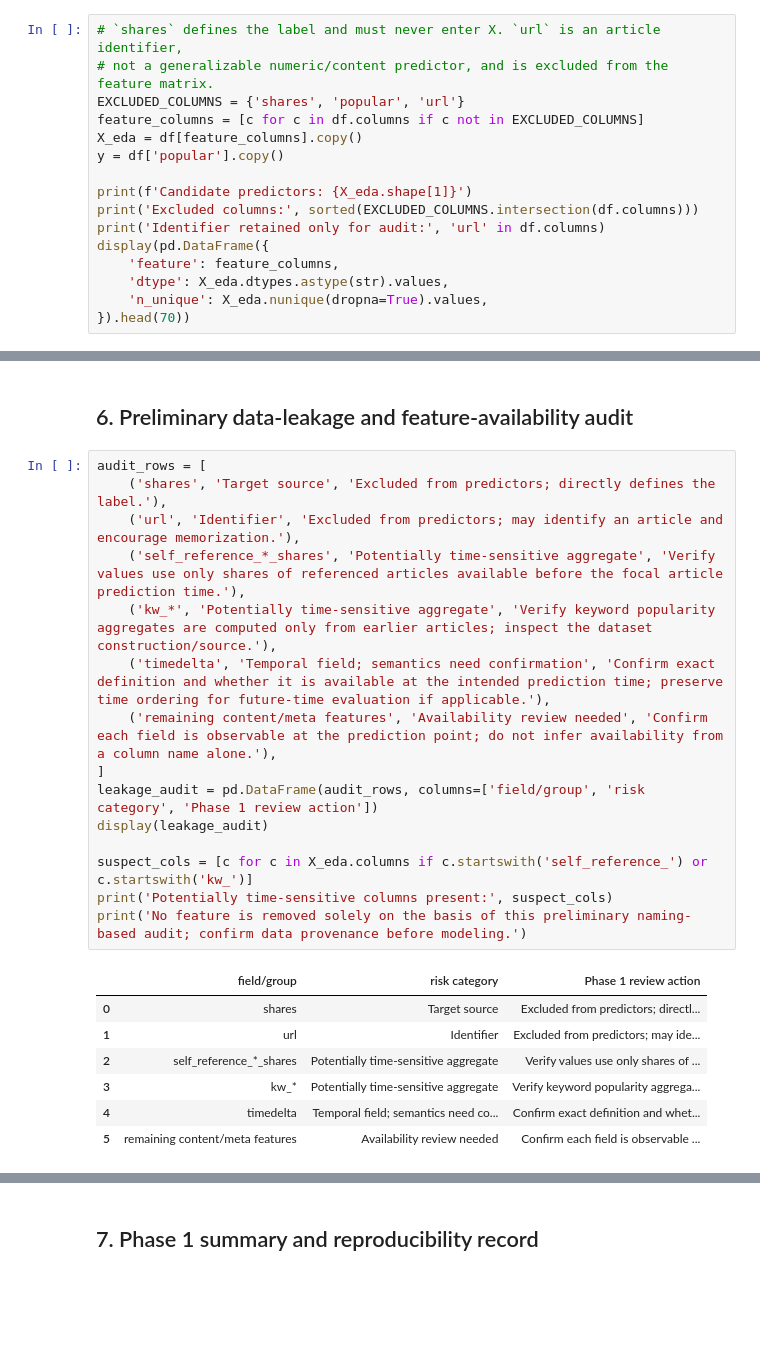
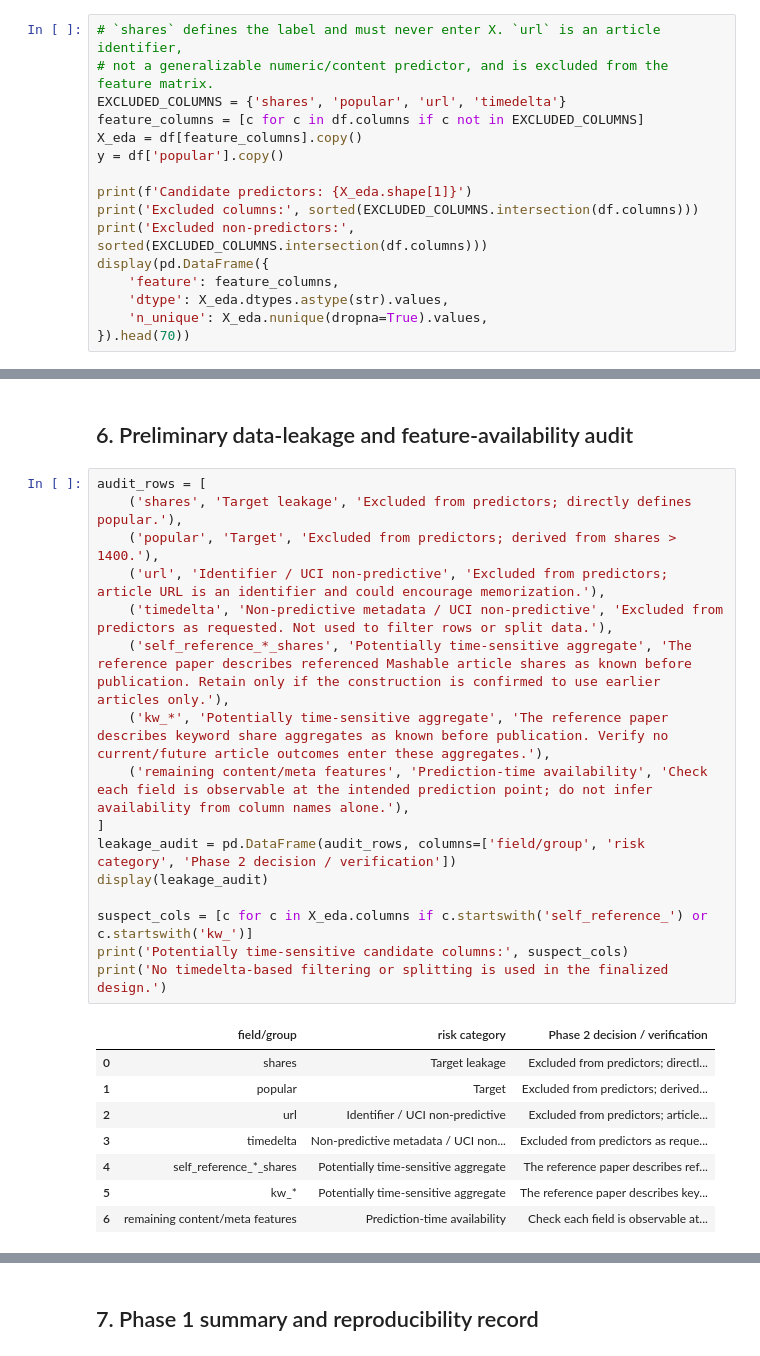
Before and after one commit to yiluo87/DSA5101_proejct_Online-news-popularity-prediction-based-on-PCA-and-Decision-tree, a Jupyter notebook: analysis.ipynb, the cells around one changed output, grey strips where cells are left out. Cells and saved outputs as stored; diff of their text form; blank space fills up the shorter version.

Commit message:
Complete model evaluation and notebook cleanup

```diff
--- a/analysis.ipynb
+++ b/analysis.ipynb
@@ -177,14 +180,14 @@ Observed shares median (descriptive only): 1400.0
 # %%
 # `shares` defines the label and must never enter X. `url` is an article identifier,
 # not a generalizable numeric/content predictor, and is excluded from the feature matrix.
-EXCLUDED_COLUMNS = {'shares', 'popular', 'url'}
+EXCLUDED_COLUMNS = {'shares', 'popular', 'url', 'timedelta'}
 feature_columns = [c for c in df.columns if c not in EXCLUDED_COLUMNS]
 X_eda = df[feature_columns].copy()
 y = df['popular'].copy()
 
 print(f'Candidate predictors: {X_eda.shape[1]}')
 print('Excluded columns:', sorted(EXCLUDED_COLUMNS.intersection(df.columns)))
-print('Identifier retained only for audit:', 'url' in df.columns)
+print('Excluded non-predictors:', sorted(EXCLUDED_COLUMNS.intersection(df.columns)))
 display(pd.DataFrame({
     'feature': feature_columns,
     'dtype': X_eda.dtypes.astype(str).values,
@@ -282,24 +285,26 @@ Other numeric features: 45
 ## 6. Preliminary data-leakage and feature-availability audit
 # %%
 audit_rows = [
-    ('shares', 'Target source', 'Excluded from predictors; directly defines the label.'),
-    ('url', 'Identifier', 'Excluded from predictors; may identify an article and encourage memorization.'),
-    ('self_reference_*_shares', 'Potentially time-sensitive aggregate', 'Verify values use only shares of referenced articles available before the focal article prediction time.'),
-    ('kw_*', 'Potentially time-sensitive aggregate', 'Verify keyword popularity aggregates are computed only from earlier articles; inspect the dataset construction/source.'),
-    ('timedelta', 'Temporal field; semantics need confirmation', 'Confirm exact definition and whether it is available at the intended prediction time; preserve time ordering for future-time evaluation if applicable.'),
-    ('remaining content/meta features', 'Availability review needed', 'Confirm each field is observable at the prediction point; do not infer availability from a column name alone.'),
+    ('shares', 'Target leakage', 'Excluded from predictors; directly defines popular.'),
+    ('popular', 'Target', 'Excluded from predictors; derived from shares > 1400.'),
+    ('url', 'Identifier / UCI non-predictive', 'Excluded from predictors; article URL is an identifier and could encourage memorization.'),
+    ('timedelta', 'Non-predictive metadata / UCI non-predictive', 'Excluded from predictors as requested. Not used to filter rows or split data.'),
+    ('self_reference_*_shares', 'Potentially time-sensitive aggregate', 'The reference paper describes referenced Mashable article shares as known before publication. Retain only if the construction is confirmed to use earlier articles only.'),
+    ('kw_*', 'Potentially time-sensitive aggregate', 'The reference paper describes keyword share aggregates as known before publication. Verify no current/future article outcomes enter these aggregates.'),
+    ('remaining content/meta features', 'Prediction-time availability', 'Check each field is observable at the intended prediction point; do not infer availability from column names alone.'),
 ]
-leakage_audit = pd.DataFrame(audit_rows, columns=['field/group', 'risk category', 'Phase 1 review action'])
+leakage_audit = pd.DataFrame(audit_rows, columns=['field/group', 'risk category', 'Phase 2 decision / verification'])
 display(leakage_audit)
 
 suspect_cols = [c for c in X_eda.columns if c.startswith('self_reference_') or c.startswith('kw_')]
-print('Potentially time-sensitive columns present:', suspect_cols)
-print('No feature is removed solely on the basis of this preliminary naming-based audit; confirm data provenance before modeling.')
+print('Potentially time-sensitive candidate columns:', suspect_cols)
+print('No timedelta-based filtering or splitting is used in the finalized design.')
 # %% [output]
-|  | field/group | risk category | Phase 1 review action |
-| 0 | shares | Target source | Excluded from predictors; directl... |
-| 1 | url | Identifier | Excluded from predictors; may ide... |
-| 2 | self_reference_*_shares | Potentially time-sensitive aggregate | Verify values use only shares of ... |
-| 3 | kw_* | Potentially time-sensitive aggregate | Verify keyword popularity aggrega... |
-| 4 | timedelta | Temporal field; semantics need co... | Confirm exact definition and whet... |
-| 5 | remaining content/meta features | Availability review needed | Confirm each field is observable ... |
+|  | field/group | risk category | Phase 2 decision / verification |
+| 0 | shares | Target leakage | Excluded from predictors; directl... |
+| 1 | popular | Target | Excluded from predictors; derived... |
+| 2 | url | Identifier / UCI non-predictive | Excluded from predictors; article... |
+| 3 | timedelta | Non-predictive metadata / UCI non... | Excluded from predictors as reque... |
+| 4 | self_reference_*_shares | Potentially time-sensitive aggregate | The reference paper describes ref... |
+| 5 | kw_* | Potentially time-sensitive aggregate | The reference paper describes key... |
+| 6 | remaining content/meta features | Prediction-time availability | Check each field is observable at... |
```
Also changed, not shown: parts of 48 cells of this notebook, 1 other file.
